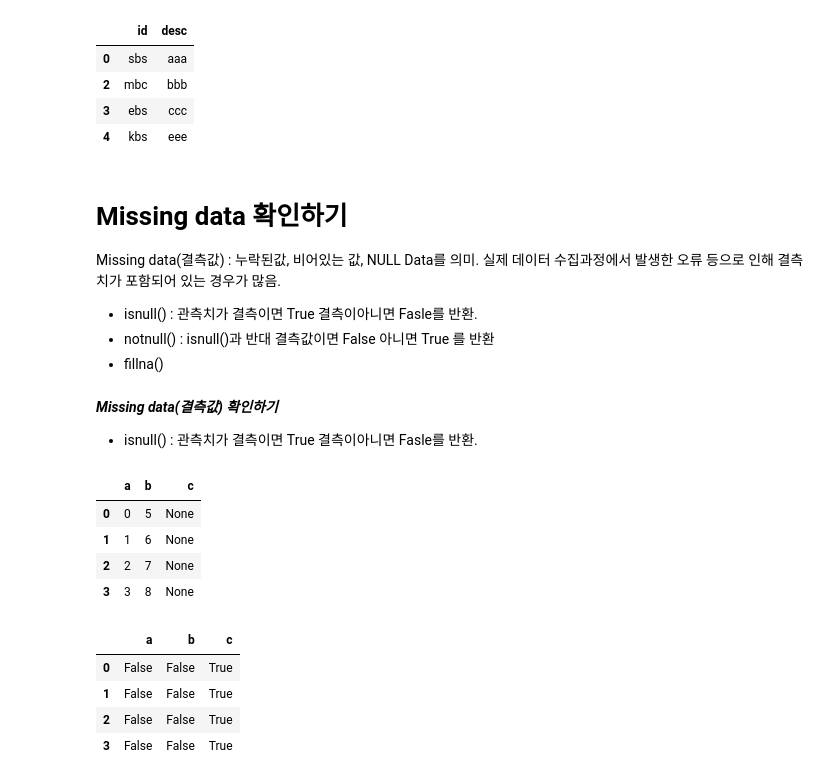
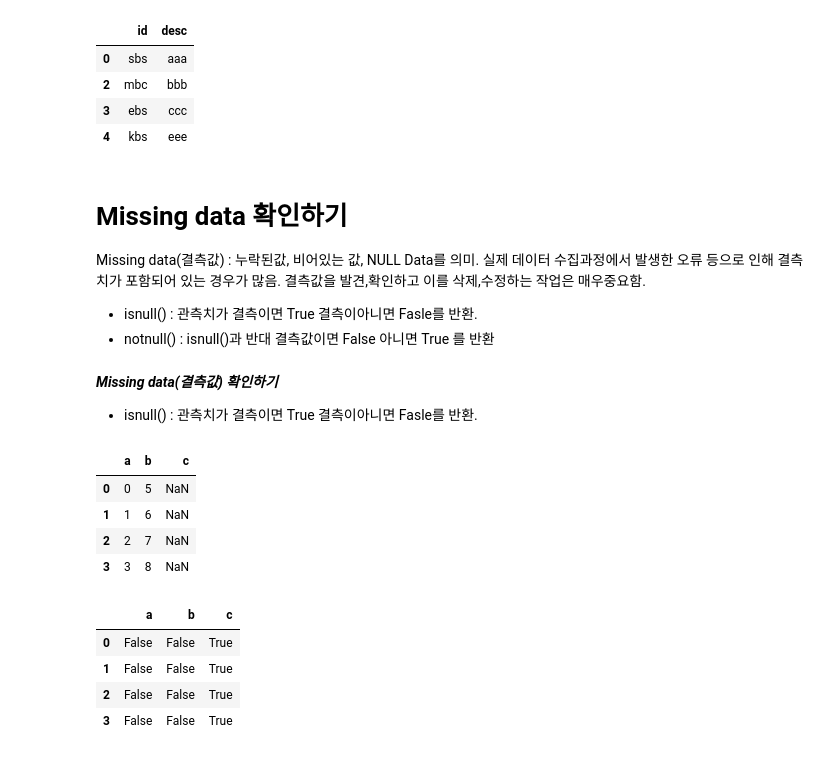
Before and after one commit to rlfwo93/machine-learning, a Jupyter notebook: pandas.ipynb, the cells around one changed output. Cells and saved outputs as stored; diff of their text form; code cells hidden in the pictures.

```diff
--- a/pandas.ipynb
+++ b/pandas.ipynb
@@ -564,9 +564,9 @@ du.drop_duplicates(["id"], keep = "last")
 # %% [markdown]
 # **Missing data 확인하기**
  Missing data(결측값) : 누락된값, 비어있는 값, NULL Data를 의미.  실제 데이터 수집과정에서 발생한 오류 등으로 인해 결측치가 포함되어 있는 경우가 많음.
+ 결측값을 발견,확인하고 이를 삭제,수정하는 작업은 매우중요함.
 - isnull() : 관측치가 결측이면 True 결측이아니면 Fasle를 반환.
 - notnull() : isnull()과 반대  결측값이면 False 아니면 True 를 반환
-- fillna()
 # %% [markdown]
 ***Missing data(결측값) 확인하기***
 
@@ -574,18 +574,18 @@ du.drop_duplicates(["id"], keep = "last")
 # %%
 # 결측치를 가진 df를 만듬 .
 
 md = pd.DataFrame({
     "a" : list(range(4)),
     "b" : list(range(5,9)),
-    "c" : None
+    "c" : np.nan
     })
 md
 # %% [output]
 |  | a | b | c |
-| 0 | 0 | 5 | None |
-| 1 | 1 | 6 | None |
-| 2 | 2 | 7 | None |
-| 3 | 3 | 8 | None |
+| 0 | 0 | 5 | NaN |
+| 1 | 1 | 6 | NaN |
+| 2 | 2 | 7 | NaN |
+| 3 | 3 | 8 | NaN |
 # %%
 md.isnull()
 #C는 전부 결측값이기때문에 True반환
```
Also changed, not shown: parts of 24 cells of this notebook.
